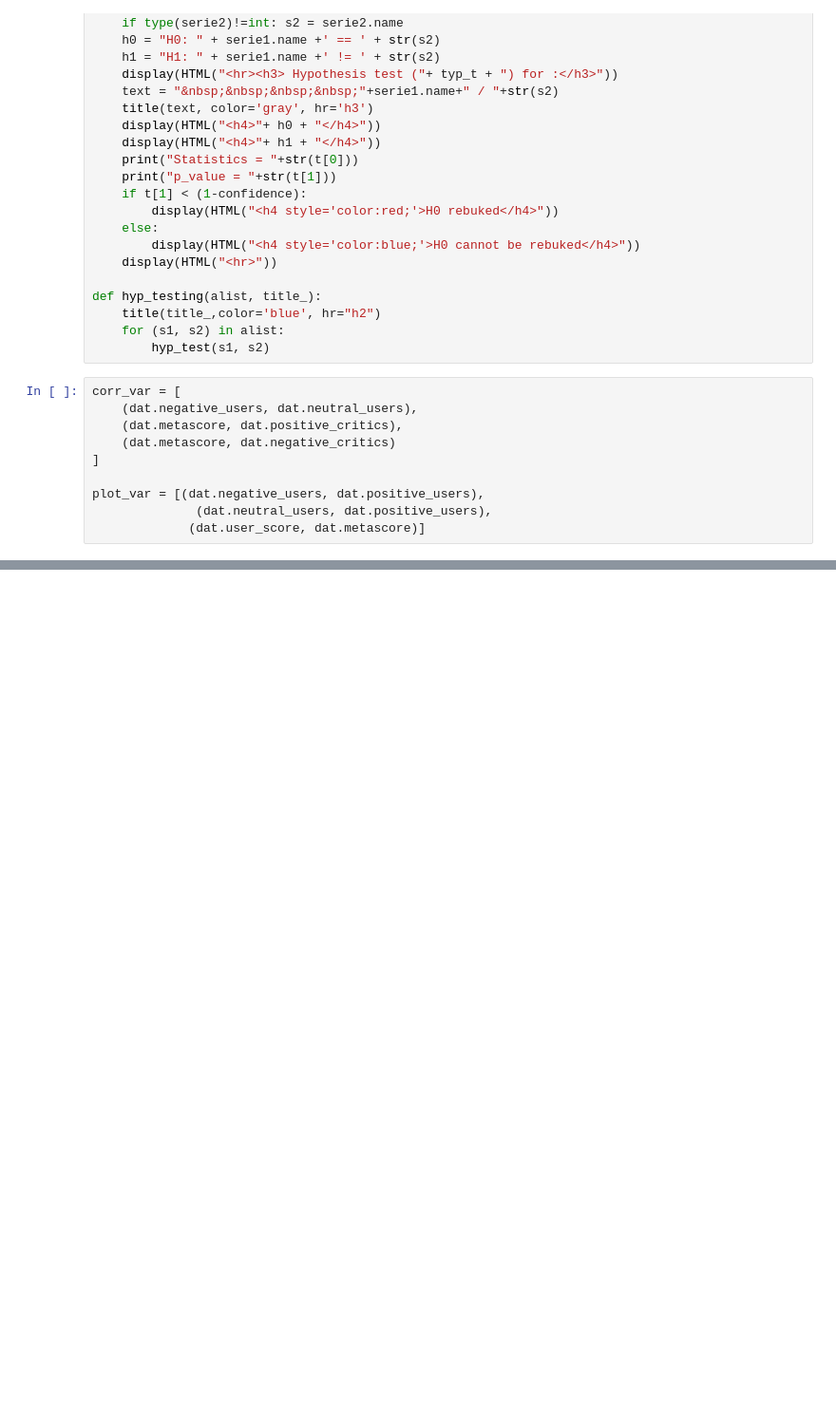
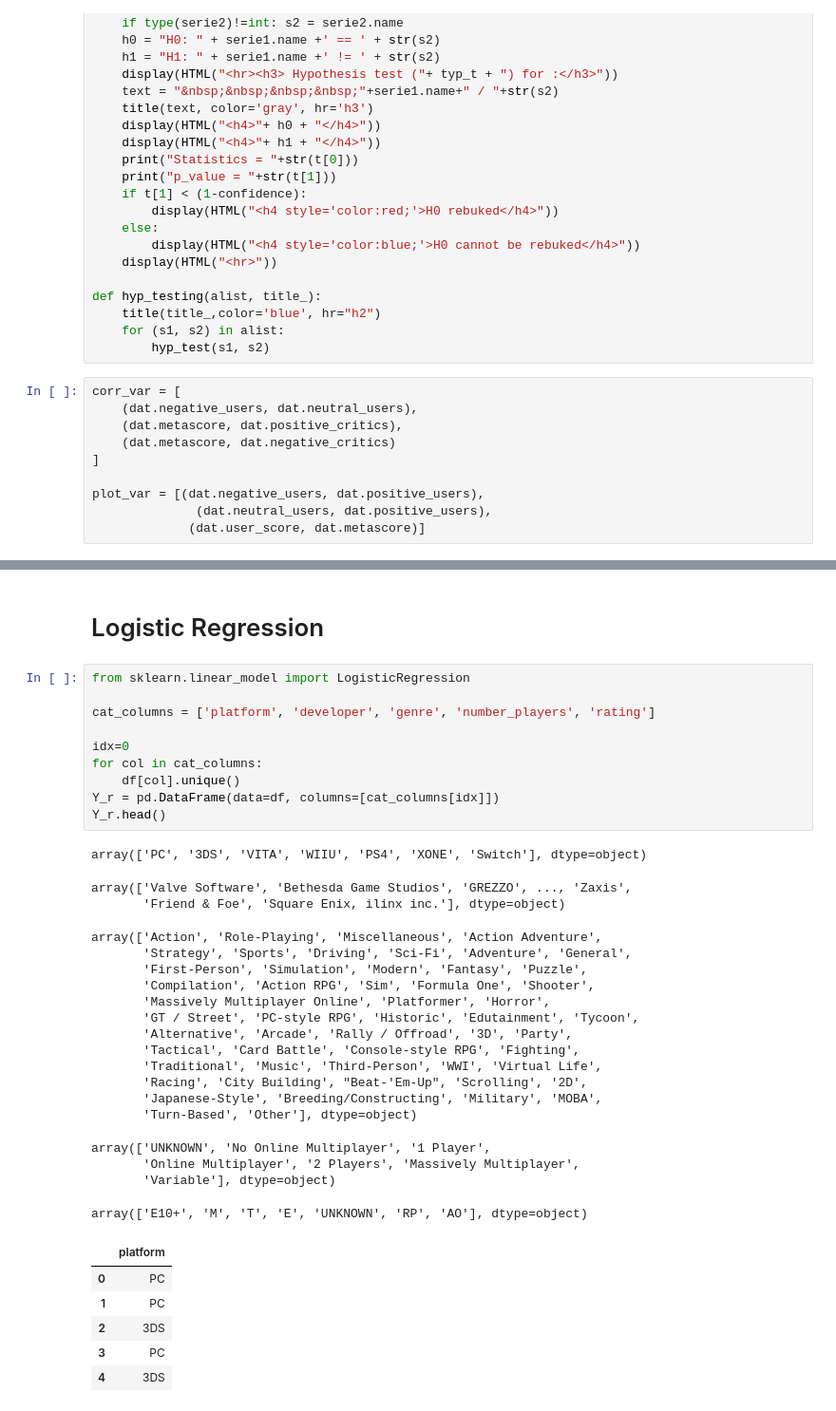
Before and after one commit to ta-datapt-bcn/project-statistical-analysis, a Jupyter notebook: my-code/project-stats.ipynb, the cells around one changed output, grey strips where cells are left out. Shown at 95% size. Saved outputs shown, nothing was run; the diff lists cells and outputs as text; blank space fills up the shorter version.

```diff
--- a/my-code/project-stats.ipynb
+++ b/my-code/project-stats.ipynb
@@ -560,3 +572,41 @@ metascore / positive_critics
 H0: metascore == positive_critics
 H1: metascore != positive_critics
 ... (32 outputs left out)
+# %% [markdown]
+# Logistic Regression
+# %%
+from sklearn.linear_model import LogisticRegression
+
+cat_columns = ['platform', 'developer', 'genre', 'number_players', 'rating']
+
+idx=0
+for col in cat_columns:
+    df[col].unique()
+Y_r = pd.DataFrame(data=df, columns=[cat_columns[idx]])
+Y_r.head()
+# %% [output]
+array(['PC', '3DS', 'VITA', 'WIIU', 'PS4', 'XONE', 'Switch'], dtype=object)
+array(['Valve Software', 'Bethesda Game Studios', 'GREZZO', ..., 'Zaxis',
+       'Friend & Foe', 'Square Enix, ilinx inc.'], dtype=object)
+array(['Action', 'Role-Playing', 'Miscellaneous', 'Action Adventure',
+       'Strategy', 'Sports', 'Driving', 'Sci-Fi', 'Adventure', 'General',
+       'First-Person', 'Simulation', 'Modern', 'Fantasy', 'Puzzle',
+       'Compilation', 'Action RPG', 'Sim', 'Formula One', 'Shooter',
+       'Massively Multiplayer Online', 'Platformer', 'Horror',
+       'GT / Street', 'PC-style RPG', 'Historic', 'Edutainment', 'Tycoon',
+       'Alternative', 'Arcade', 'Rally / Offroad', '3D', 'Party',
+       'Tactical', 'Card Battle', 'Console-style RPG', 'Fighting',
+       'Traditional', 'Music', 'Third-Person', 'WWI', 'Virtual Life',
+       'Racing', 'City Building', "Beat-'Em-Up", 'Scrolling', '2D',
+       'Japanese-Style', 'Breeding/Constructing', 'Military', 'MOBA',
+       'Turn-Based', 'Other'], dtype=object)
+array(['UNKNOWN', 'No Online Multiplayer', '1 Player',
+       'Online Multiplayer', '2 Players', 'Massively Multiplayer',
+       'Variable'], dtype=object)
+array(['E10+', 'M', 'T', 'E', 'UNKNOWN', 'RP', 'AO'], dtype=object)
+|  | platform |
+| 0 | PC |
+| 1 | PC |
+| 2 | 3DS |
+| 3 | PC |
+| 4 | 3DS |
```
Also changed, not shown: parts of 10 cells of this notebook.
